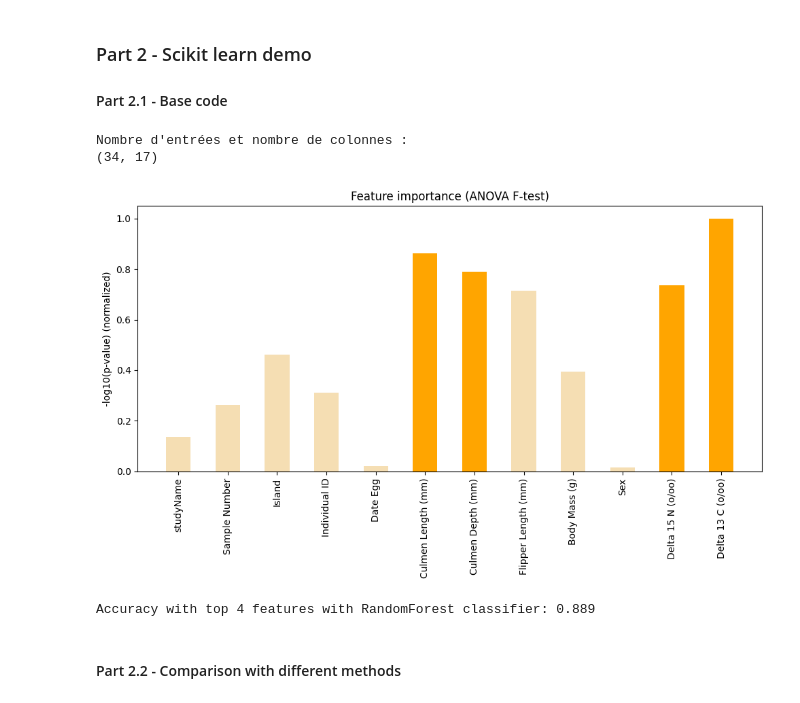
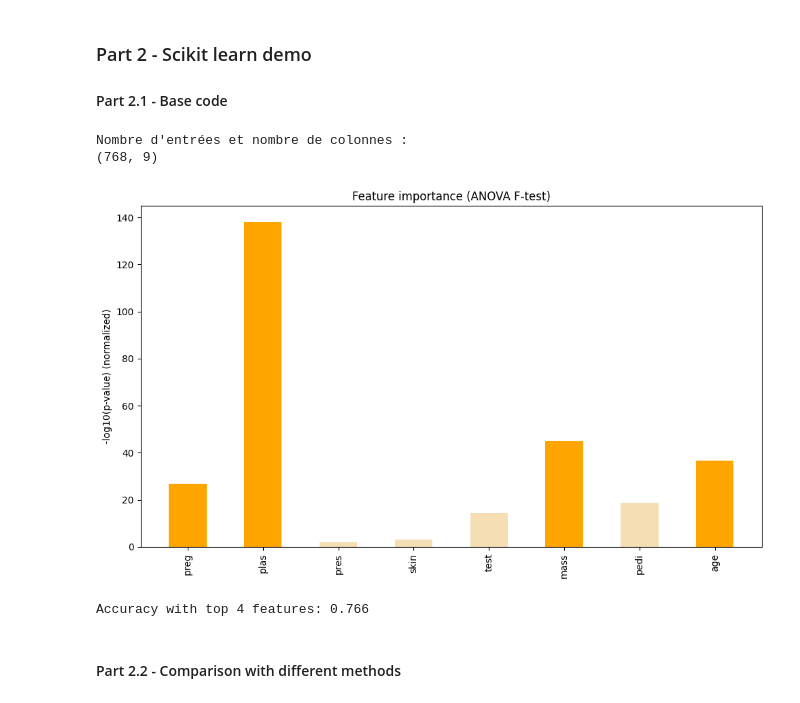
Before and after one commit to Nyaaw/PCDLabs, a Jupyter notebook: Labo5/Labo5Presentation.ipynb, the cells around one changed output. Drawn from its saved outputs; the diff is of its cells as text; code cells hidden in the pictures.

```diff
--- a/Labo5/Labo5Presentation.ipynb
+++ b/Labo5/Labo5Presentation.ipynb
@@ -16,56 +15,49 @@ from sklearn.metrics import accuracy_score
 # %%
 # Load and clean data
-url = 'https://raw.githubusercontent.com/JohnMount/Penguins/refs/heads/main/penguins_raw.csv'
-penguins = pd.read_csv(url).dropna()
+url = "https://raw.githubusercontent.com/jbrownlee/Datasets/master/pima-indians-diabetes.data.csv"
+names = ['preg', 'plas', 'pres', 'skin', 'test', 'mass', 'pedi', 'age', 'class']
+data = pd.read_csv(url, names=names)
 
 print("Nombre d'entrées et nombre de colonnes :")
-print(penguins.shape)
+print(data.shape)
 
 # Define X and y
-X = penguins.drop(columns=['Species'])
-y = penguins['Species']
-
-# Label encode all object columns
-X_encoded = X.copy()
-for col in X_encoded.select_dtypes(include='object').columns:
-    if X_encoded[col].nunique() > 1:  # Avoid constant features
-        X_encoded[col] = LabelEncoder().fit_transform(X_encoded[col])
-    else:
-        X_encoded.drop(columns=col, inplace=True)  # Drop constant columns
+X = data.drop(columns=['class'])
+y = data['class']
 # %% [output]
 Nombre d'entrées et nombre de colonnes :
-(34, 17)
+(768, 9)
 # %%
-X_train, X_test, y_train, y_test = train_test_split(X_encoded, y, stratify=y, random_state=0)
+X_train, X_test, y_train, y_test = train_test_split(X, y, stratify=y, random_state=0)
 
 selector = SelectKBest(f_classif, k=4)
 selector.fit(X_train, y_train)
 
-scores = -np.log10(selector.pvalues_)
-scores /= np.nanmax(scores)
+scores = np.nan_to_num(selector.scores_, nan=0.0)
 # %%
 plt.figure(figsize=(10, 6))
 top_k_indices = np.argsort(scores)[-4:]
 colors = ['orange' if i in top_k_indices else 'wheat' for i in range(len(scores))]
-plt.bar(range(len(scores)), scores, tick_label=X_encoded.columns, width=0.5, color=colors)
+plt.bar(range(len(scores)), scores, tick_label=X.columns, width=0.5, color=colors)
 plt.xticks(rotation=90)
 plt.ylabel("-log10(p-value) (normalized)")
 plt.title("Feature importance (ANOVA F-test)")
 plt.tight_layout()
 plt.show()
 # %% [output]
-[figure, old version]
+[figure, new version]
 # %%
-X_train_selected = selector.transform(X_train)
-X_test_selected = selector.transform(X_test)
+from sklearn.preprocessing import MinMaxScaler
+from sklearn.pipeline import make_pipeline
 
-clf = RandomForestClassifier(random_state=0)
-clf.fit(X_train_selected, y_train)
-y_pred = clf.predict(X_test_selected)
+clf = make_pipeline(selector, MinMaxScaler(), LinearSVC())
+
+clf.fit(X_train, y_train)
+y_pred = clf.predict(X_test)
 accuracy = accuracy_score(y_test, y_pred)
 
-print(f"Accuracy with top 4 features with RandomForest classifier: {accuracy:.3f}")
+print(f"Accuracy with top 4 features: {accuracy:.3f}")
 # %% [output]
-Accuracy with top 4 features with RandomForest classifier: 0.889
+Accuracy with top 4 features: 0.766
 # %% [markdown]
 #### Part 2.2 - Comparison with different methods
```
Also changed, not shown: parts of 2 cells of this notebook.
